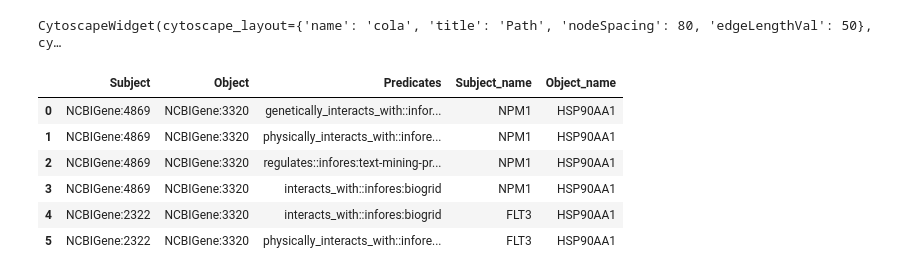
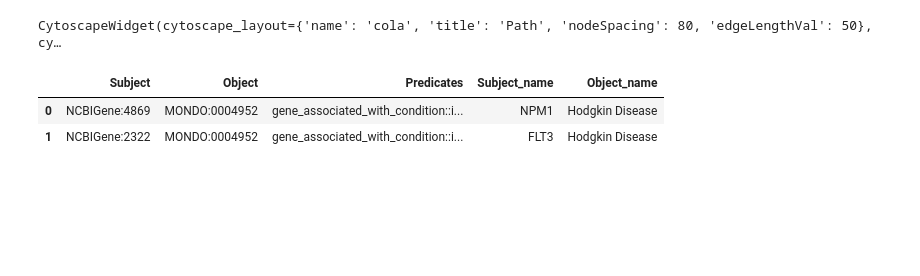
Before and after one commit to sierra-moxon/Translator_component_toolkit, a Jupyter notebook: notebooks/Network_finder.ipynb, the cells around one changed output. Saved outputs shown, nothing was run; the diff lists cells and outputs as text; code cells hidden in the pictures; blank space fills up the shorter version.

```diff
--- a/notebooks/Network_finder.ipynb
+++ b/notebooks/Network_finder.ipynb
@@ -36,12 +57,16 @@ All_predicates = list(set(metaKG['KG_category']))
 #input_node1 = 'NPM1'
 #input_node1_id = TCT.get_curie(input_node1)
 #print(input_node1_id)
-input_node1_list = [TCT.get_curie('NPM1'), TCT.get_curie('FLT3'), TCT.get_curie('NRAS'), TCT.get_curie('BCL2')]
+input_node1_info = name_resolver.lookup("NPM1")
+input_node2_info = name_resolver.lookup("FLT3")
+input_node3_info = name_resolver.lookup("NRAS")
+input_node4_info = name_resolver.lookup("BCL2")
+input_node1_list = [input_node1_info.curie, input_node2_info.curie, input_node3_info.curie, input_node4_info.curie]
 input_node1_category = ['biolink:Gene'] # Node: this has to be in a format of biolink:xxx
 
 #Node2 for query
 input_node2_list = []
-input_node2_category = ['biolink:Gene']
+input_node2_category = ['biolink:Gene', 'biolink:Protein', 'biolink:ChemicalSubstance', 'biolink:Drug', 'biolink:DiseaseOrPhenotypicFeature']
 
 
 # Get all predicates for the input node1 and node2, user can furter select the predicates among this list
@@ -78,12 +103,21 @@ len(API_URLs)
 #URLS_sele = filter_APIs(sele_predicates, metaKG)
 # %%
 # Step 4: Format query json
-query_json = TCT.format_query_json(input_node1_list,  # a list of identifiers for input node1
+# not consider the category of input_node 1
+query_json1 = TCT.format_query_json(input_node1_list,  # a list of identifiers for input node1
+                                   input_node2_list,  # it can be empty list if only want to query node1
+                                   [],  # a list of categories of input node1
+                                   input_node2_category,  # a list of categories of input node2
+                                   sele_predicates) # a list of predicates
+# specify the category of input_node1
+query_json2 = TCT.format_query_json(input_node1_list,  # a list of identifiers for input node1
                                    input_node2_list,  # it can be empty list if only want to query node1
                                    input_node1_category,  # a list of categories of input node1
                                    input_node2_category,  # a list of categories of input node2
-                                   sele_predicates) # a list of predicates
+                                   sele_predicates) # a list of pre
 # %%
 # Step 5: Query Translator APIs and parse results
-result = TCT.parallel_api_query(API_URLs,query_json=query_json, max_workers=len(API_URLs))
+result1 = TCT.parallel_api_query(API_URLs,query_json=query_json1, max_workers=len(API_URLs))
+
+#
 # %% [output]
@@ -109,2 +144,4 @@ Warning Code:400:https://mygene.info/v3/query/
+# %%
+result = result1
 # %%
 result_df = TCT.parse_network_result(result, input_node1_list)
@@ -127,11 +166,7 @@ result_df
 # %%
-TCT.visulize_path(TCT.get_curie("NPM1"), "NCBIGene:3320", TCT.get_curie("FLT3"), result, result)
+TCT.visulize_path(TCT.get_curie("NPM1"), "MONDO:0004952", TCT.get_curie("FLT3"), result, result)
 # %% [output]
 CytoscapeWidget(cytoscape_layout={'name': 'cola', 'title': 'Path', 'nodeSpacing': 80, 'edgeLengthVal': 50}, cy…
 |  | Subject | Object | Predicates | Subject_name | Object_name |
-| 0 | NCBIGene:4869 | NCBIGene:3320 | genetically_interacts_with::infor... | NPM1 | HSP90AA1 |
-| 1 | NCBIGene:4869 | NCBIGene:3320 | physically_interacts_with::infore... | NPM1 | HSP90AA1 |
-| 2 | NCBIGene:4869 | NCBIGene:3320 | regulates::infores:text-mining-pr... | NPM1 | HSP90AA1 |
-| 3 | NCBIGene:4869 | NCBIGene:3320 | interacts_with::infores:biogrid | NPM1 | HSP90AA1 |
-| 4 | NCBIGene:2322 | NCBIGene:3320 | interacts_with::infores:biogrid | FLT3 | HSP90AA1 |
-| 5 | NCBIGene:2322 | NCBIGene:3320 | physically_interacts_with::infore... | FLT3 | HSP90AA1 |
+| 0 | NCBIGene:4869 | MONDO:0004952 | gene_associated_with_condition::i... | NPM1 | Hodgkin Disease |
+| 1 | NCBIGene:2322 | MONDO:0004952 | gene_associated_with_condition::i... | FLT3 | Hodgkin Disease |
```
Also changed, not shown: parts of 13 cells of this notebook, 1 other file.
